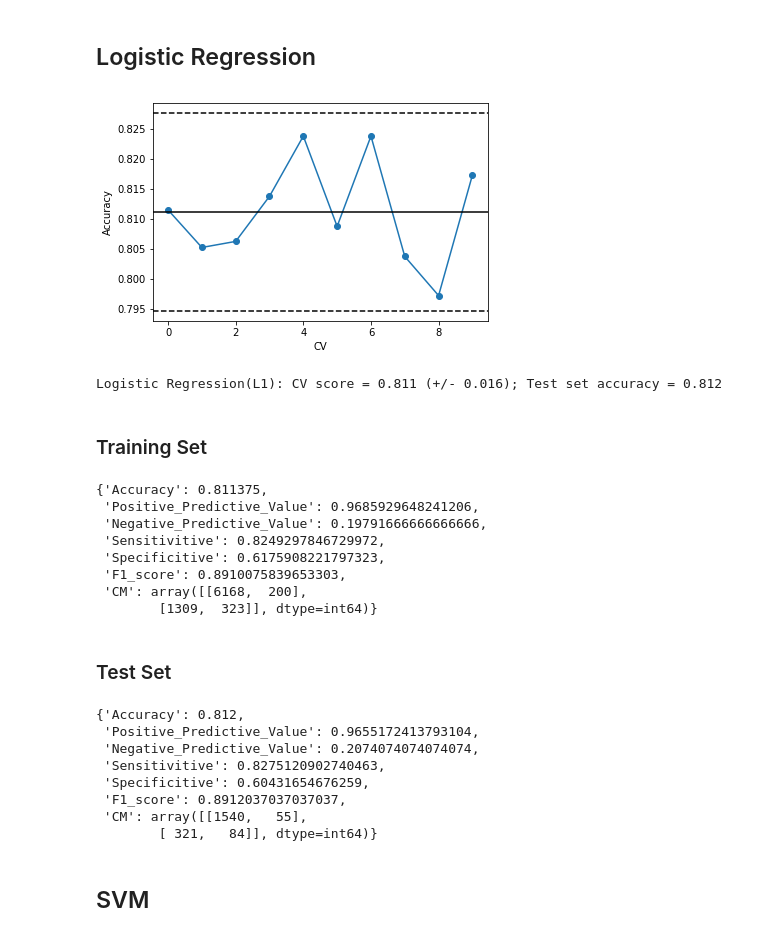
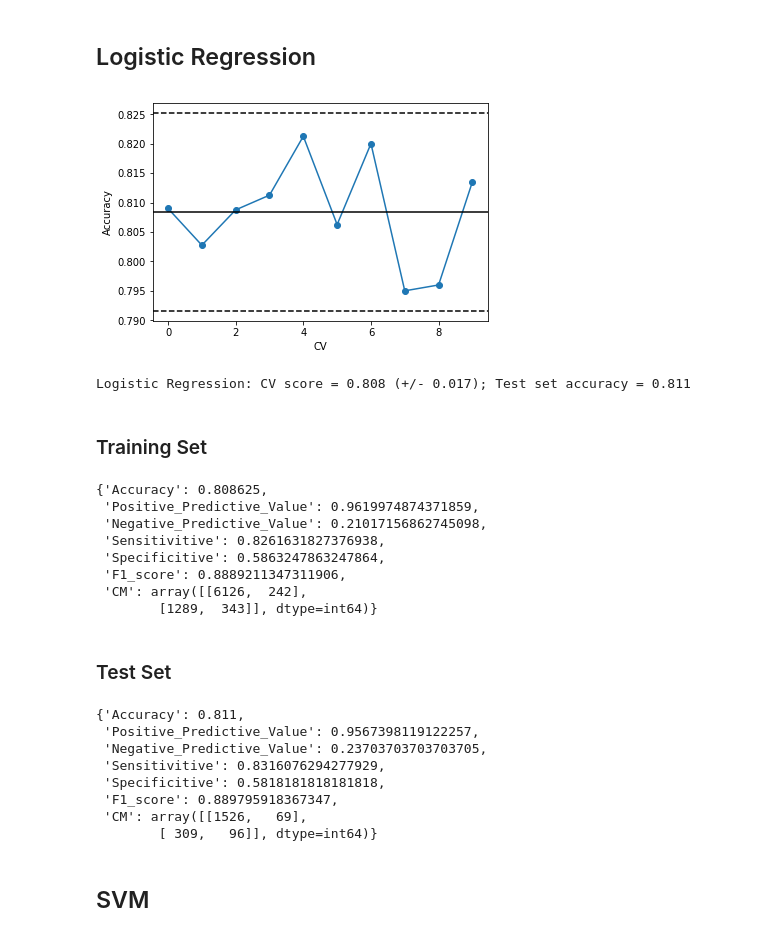
Before and after one commit to dxcv/Churn_Modeling, a Jupyter notebook: Summary.ipynb, the cells around one changed output. Drawn from its saved outputs; the diff is of its cells as text; code cells hidden in the pictures.

```diff
--- a/Summary.ipynb
+++ b/Summary.ipynb
@@ -96,40 +96,40 @@ def Classification(clf, X, y):
 ## Logistic Regression
 # %%
 from sklearn.linear_model import LogisticRegression
-classifier = LogisticRegression(C = 0.0363, penalty = 'l1', solver = 'liblinear', random_state = 0)
+classifier = LogisticRegression(solver = 'liblinear', random_state = 0)
 Logistic_score = cv_score(clf = classifier, X = X_train, y = y_train, cv = 10)
 classifier.fit(X_train, y_train)
 Logistic_score.append(classifier.score(X_test, y_test))
-print('Logistic Regression(L1): CV score = %0.3f (+/- %0.3f); Test set accuracy = %0.3f' % (Logistic_score[0], 2 * Logistic_score[1], Logistic_score[2]))
+print('Logistic Regression: CV score = %0.3f (+/- %0.3f); Test set accuracy = %0.3f' % (Logistic_score[0], 2 * Logistic_score[1], Logistic_score[2]))
 # %% [output]
-[figure, old version]
+[figure, new version]
-Logistic Regression(L1): CV score = 0.811 (+/- 0.016); Test set accuracy = 0.812
+Logistic Regression: CV score = 0.808 (+/- 0.017); Test set accuracy = 0.811
 # %% [markdown]
 ### Training Set
 # %%
 Classification(clf = classifier, X = X_train, y = y_train)
 # %% [output]
-{'Accuracy': 0.811375,
- 'Positive_Predictive_Value': 0.9685929648241206,
- 'Negative_Predictive_Value': 0.19791666666666666,
- 'Sensitivitive': 0.8249297846729972,
- 'Specificitive': 0.6175908221797323,
- 'F1_score': 0.8910075839653303,
- 'CM': array([[6168,  200],
-        [1309,  323]], dtype=int64)}
+{'Accuracy': 0.808625,
+ 'Positive_Predictive_Value': 0.9619974874371859,
+ 'Negative_Predictive_Value': 0.21017156862745098,
+ 'Sensitivitive': 0.8261631827376938,
+ 'Specificitive': 0.5863247863247864,
+ 'F1_score': 0.8889211347311906,
+ 'CM': array([[6126,  242],
+        [1289,  343]], dtype=int64)}
 # %% [markdown]
 ### Test Set
 # %%
 Classification(clf = classifier, X = X_test, y = y_test)
 # %% [output]
-{'Accuracy': 0.812,
- 'Positive_Predictive_Value': 0.9655172413793104,
- 'Negative_Predictive_Value': 0.2074074074074074,
- 'Sensitivitive': 0.8275120902740463,
- 'Specificitive': 0.60431654676259,
- 'F1_score': 0.8912037037037037,
- 'CM': array([[1540,   55],
-        [ 321,   84]], dtype=int64)}
+{'Accuracy': 0.811,
+ 'Positive_Predictive_Value': 0.9567398119122257,
+ 'Negative_Predictive_Value': 0.23703703703703705,
+ 'Sensitivitive': 0.8316076294277929,
+ 'Specificitive': 0.5818181818181818,
+ 'F1_score': 0.889795918367347,
+ 'CM': array([[1526,   69],
+        [ 309,   96]], dtype=int64)}
 # %% [markdown]
 ## SVM
 # %%
```
Also changed, not shown: parts of 2 cells of this notebook.
